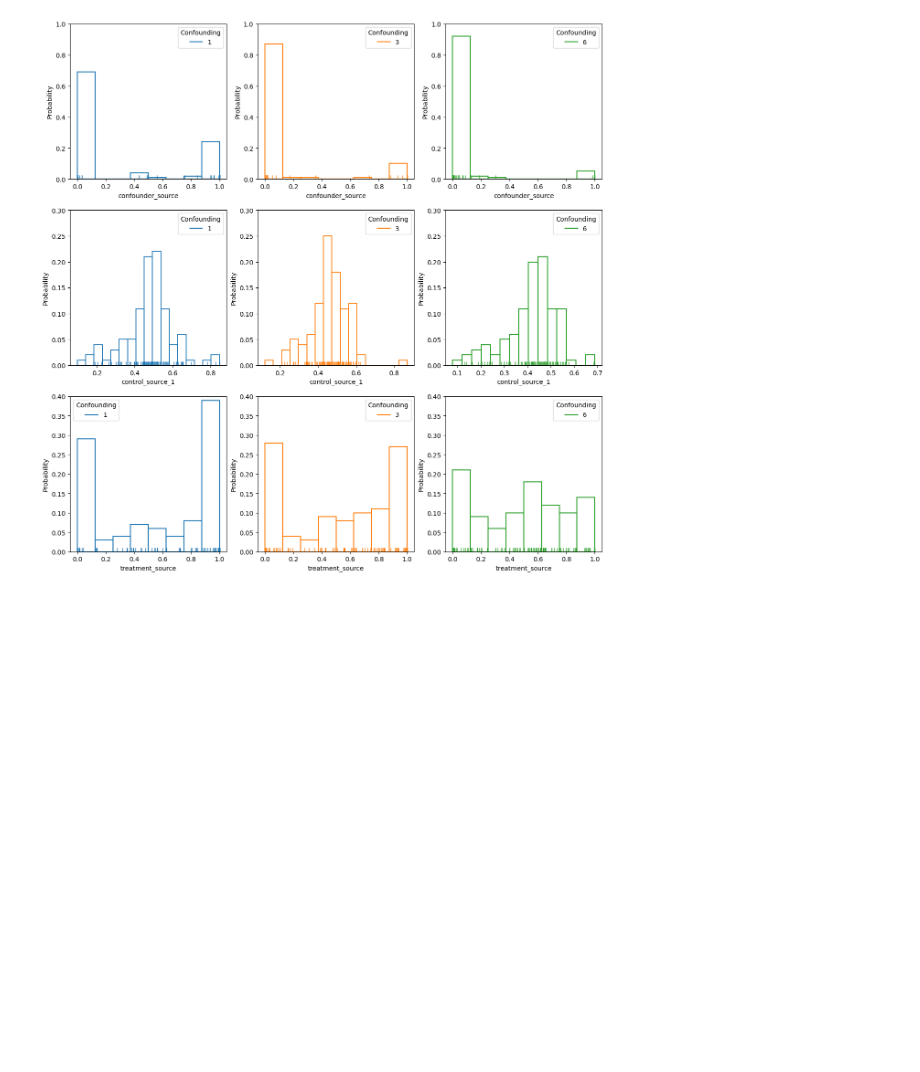
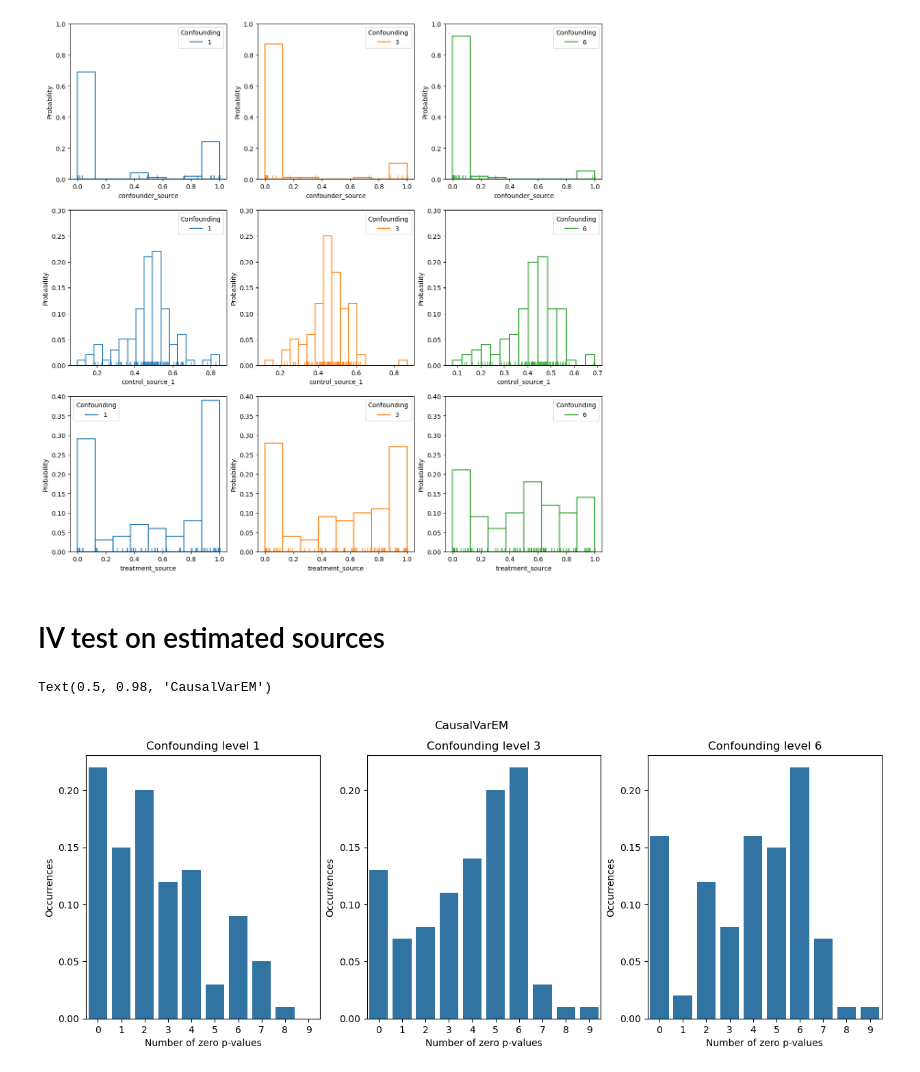
Before and after one commit to malo4300/ICA_IV, a Jupyter notebook: plots_iv_test.ipynb, the cells around one changed output. Cells and saved outputs as stored; diff of their text form; code cells hidden in the pictures; blank space fills up the shorter version.

Commit message:
last results for presentation

```diff
--- a/plots_iv_test.ipynb
+++ b/plots_iv_test.ipynb
@@ -101,3 +101,35 @@ for i in range(3):
 plt.show()
 # %% [output]
 [figure]
+# %% [markdown]
+# IV test on estimated sources
+# %%
+conf_values = [1, 3, 6]
+output = {}
+
+def calculateConfoundingCounts(conf_values, output, method ):
+    for conf in conf_values:
+        path = f"IV_test_results/increased_confounding/LDAG_{method}_conf_{conf}.csv"
+        p_vals = pd.read_csv(path, index_col=0)
+        p_vals = p_vals.iloc[:, 1:p_vals.shape[1]]
+        count_values = p_vals.apply(lambda x: np.sum(x == 0), axis=1).value_counts(sort=True)
+        output[conf] = count_values
+
+    output_df = pd.DataFrame(output)
+    output_df.fillna(0, inplace=True)
+    return output_df
+output_df = calculateConfoundingCounts(conf_values, output, "CausalVarEM")
+
+def plot_p_counts(conf_values, output_df):
+    fig, ax = plt.subplots(1, 3, figsize=(15, 5))
+    for i, conf in enumerate(conf_values):
+        sns.barplot(x=output_df.index, y=output_df[conf]/100, ax=ax[i], )
+        ax[i].set_title(f"Confounding level {conf}")
+        ax[i].set_xlabel("Number of zero p-values")
+        ax[i].set_ylabel("Occurrences")
+
+plot_p_counts(conf_values, output_df)
+plt.suptitle("CausalVarEM")
+# %% [output]
+Text(0.5, 0.98, 'CausalVarEM')
+[figure, added]
```
Also changed, not shown: parts of 2 cells of this notebook, 6 other files.
